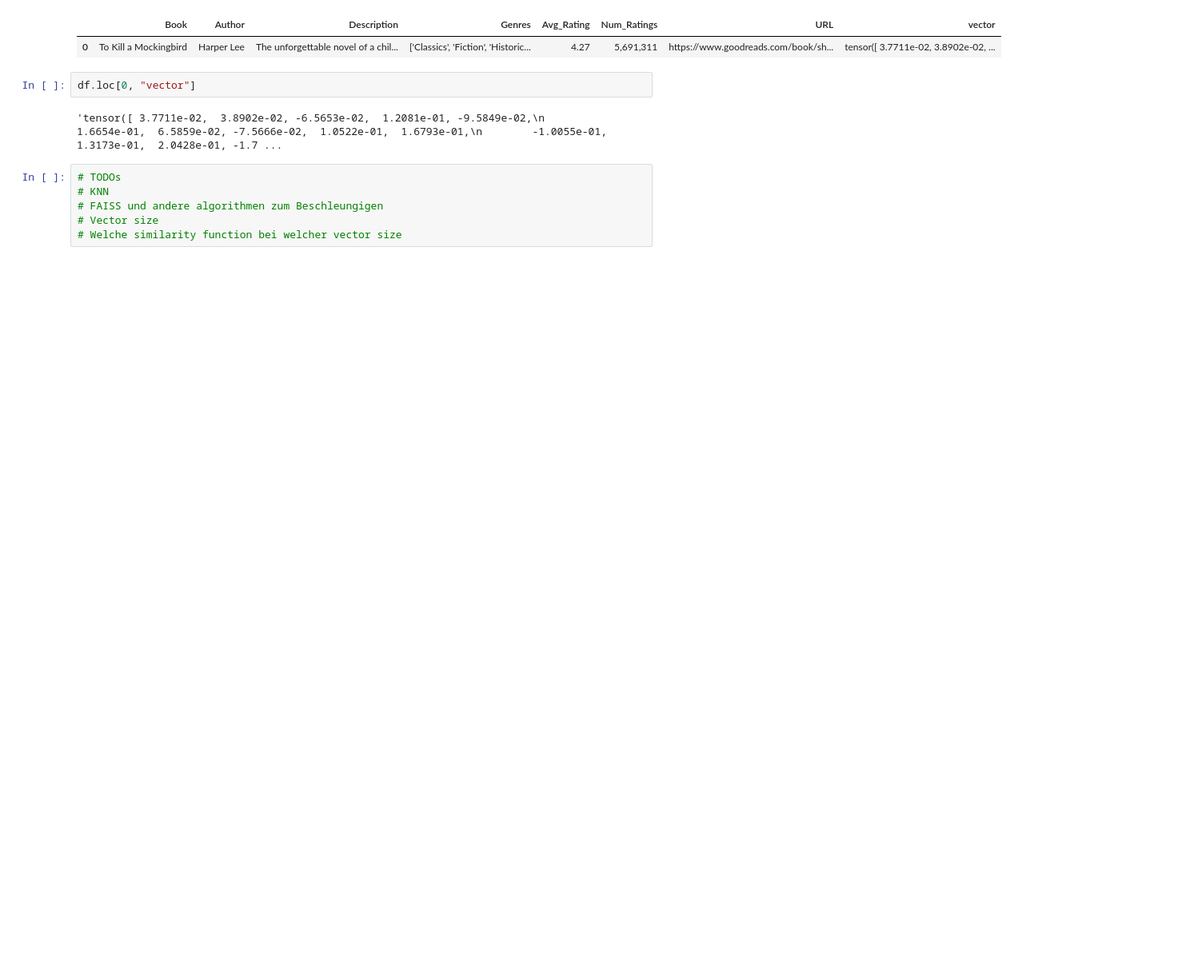
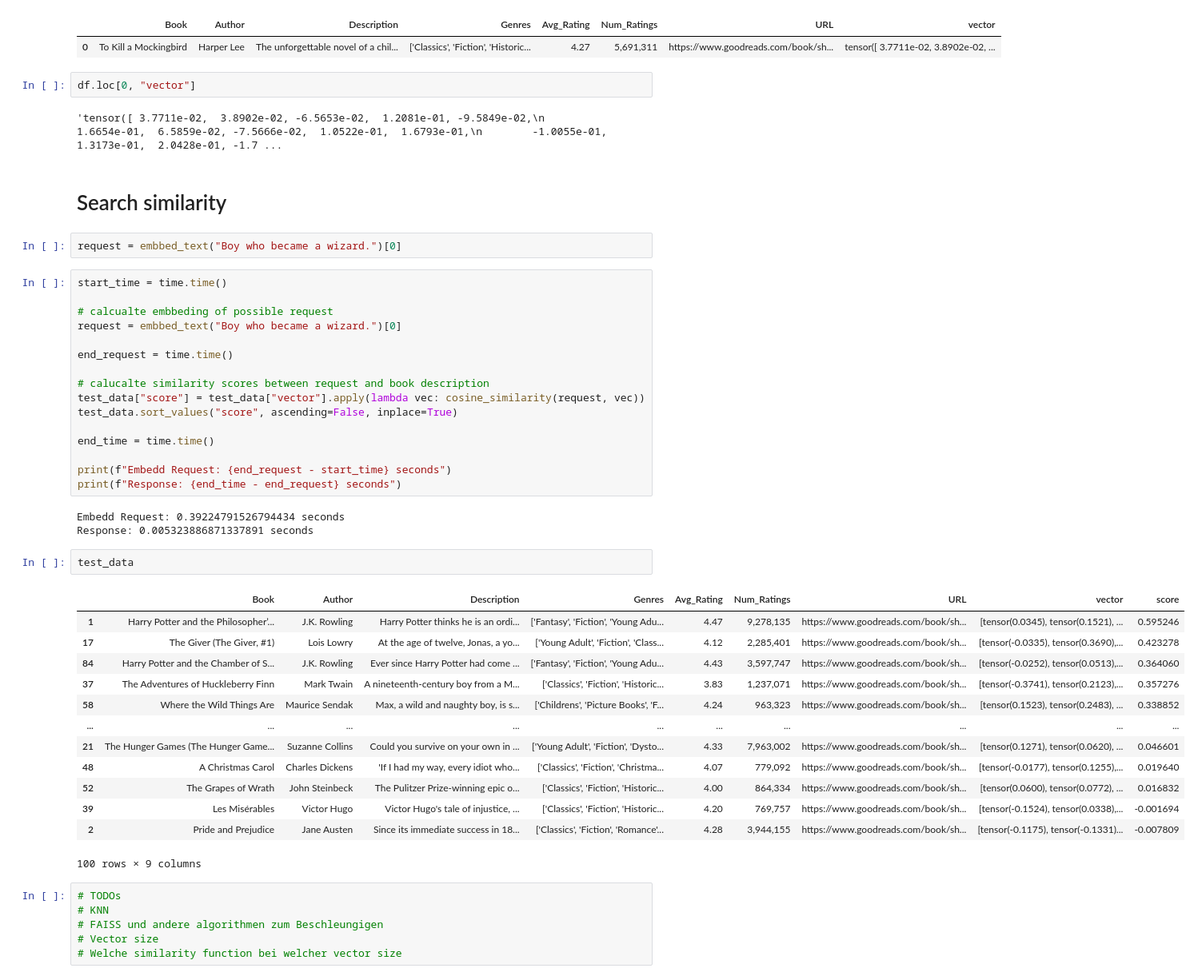
Before and after one commit to CKeibel/FHSWF-DataScience-Master, a Jupyter notebook: 2-Semester/Machine-Learning/semantic-search/semantic_search_goodreads/goodreads_semantic_search.ipynb, the cells around one changed output. Shown at 80% size. Drawn from its saved outputs; the diff is of its cells as text; blank space fills up the shorter version.

Commit message:
add calc of similarity scores

```diff
--- a/2-Semester/Machine-Learning/semantic-search/semantic_search_goodreads/goodreads_semantic_search.ipynb
+++ b/2-Semester/Machine-Learning/semantic-search/semantic_search_goodreads/goodreads_semantic_search.ipynb
@@ -144,6 +144,45 @@ df.head(1)
 df.loc[0, "vector"]
 # %% [output]
 'tensor([ 3.7711e-02,  3.8902e-02, -6.5653e-02,  1.2081e-01, -9.5849e-02,\n         1.6654e-01,  6.5859e-02, -7.5666e-02,  1.0522e-01,  1.6793e-01,\n        -1.0055e-01,  1.3173e-01,  2.0428e-01, -1.7 ...
+# %% [markdown]
+# Search similarity
+# %%
+request = embbed_text("Boy who became a wizard.")[0]
+# %%
+start_time = time.time()
+
+# calcualte embbeding of possible request
+request = embbed_text("Boy who became a wizard.")[0]
+
+end_request = time.time()
+
+# calucalte similarity scores between request and book description
+test_data["score"] = test_data["vector"].apply(lambda vec: cosine_similarity(request, vec))
+test_data.sort_values("score", ascending=False, inplace=True)
+
+end_time = time.time()
+
+print(f"Embedd Request: {end_request - start_time} seconds")
+print(f"Response: {end_time - end_request} seconds")
+# %% [output]
+Embedd Request: 0.39224791526794434 seconds
+Response: 0.005323886871337891 seconds
+# %%
+test_data
+# %% [output]
+|  | Book | Author | Description | Genres | Avg_Rating | Num_Ratings | URL | vector | score |
+| 1 | Harry Potter and the Philosopher’... | J.K. Rowling | Harry Potter thinks he is an ordi... | ['Fantasy', 'Fiction', 'Young Adu... | 4.47 | 9,278,135 | https://www.goodreads.com/book/sh... | [tensor(0.0345), tensor(0.1521), ... | 0.595246 |
+| 17 | The Giver (The Giver, #1) | Lois Lowry | At the age of twelve, Jonas, a yo... | ['Young Adult', 'Fiction', 'Class... | 4.12 | 2,285,401 | https://www.goodreads.com/book/sh... | [tensor(-0.0335), tensor(0.3690),... | 0.423278 |
+| 84 | Harry Potter and the Chamber of S... | J.K. Rowling | Ever since Harry Potter had come ... | ['Fantasy', 'Fiction', 'Young Adu... | 4.43 | 3,597,747 | https://www.goodreads.com/book/sh... | [tensor(-0.0252), tensor(0.0513),... | 0.364060 |
+| 37 | The Adventures of Huckleberry Finn | Mark Twain | A nineteenth-century boy from a M... | ['Classics', 'Fiction', 'Historic... | 3.83 | 1,237,071 | https://www.goodreads.com/book/sh... | [tensor(-0.3741), tensor(0.2123),... | 0.357276 |
+| 58 | Where the Wild Things Are | Maurice Sendak | Max, a wild and naughty boy, is s... | ['Childrens', 'Picture Books', 'F... | 4.24 | 963,323 | https://www.goodreads.com/book/sh... | [tensor(0.1523), tensor(0.2483), ... | 0.338852 |
+| ... | ... | ... | ... | ... | ... | ... | ... | ... | ... |
+| 21 | The Hunger Games (The Hunger Game... | Suzanne Collins | Could you survive on your own in ... | ['Young Adult', 'Fiction', 'Dysto... | 4.33 | 7,963,002 | https://www.goodreads.com/book/sh... | [tensor(0.1271), tensor(0.0620), ... | 0.046601 |
+| 48 | A Christmas Carol | Charles Dickens | 'If I had my way, every idiot who... | ['Classics', 'Fiction', 'Christma... | 4.07 | 779,092 | https://www.goodreads.com/book/sh... | [tensor(-0.0177), tensor(0.1255),... | 0.019640 |
+| 52 | The Grapes of Wrath | John Steinbeck | The Pulitzer Prize-winning epic o... | ['Classics', 'Fiction', 'Historic... | 4.00 | 864,334 | https://www.goodreads.com/book/sh... | [tensor(0.0600), tensor(0.0772), ... | 0.016832 |
+| 39 | Les Misérables | Victor Hugo | Victor Hugo's tale of injustice, ... | ['Classics', 'Fiction', 'Historic... | 4.20 | 769,757 | https://www.goodreads.com/book/sh... | [tensor(-0.1524), tensor(0.0338),... | -0.001694 |
+| 2 | Pride and Prejudice | Jane Austen | Since its immediate success in 18... | ['Classics', 'Fiction', 'Romance'... | 4.28 | 3,944,155 | https://www.goodreads.com/book/sh... | [tensor(-0.1175), tensor(-0.1331)... | -0.007809 |
+100 rows × 9 columns
 # %%
 # TODOs
 # KNN
```
Also changed, not shown: parts of 1 cell of this notebook.
